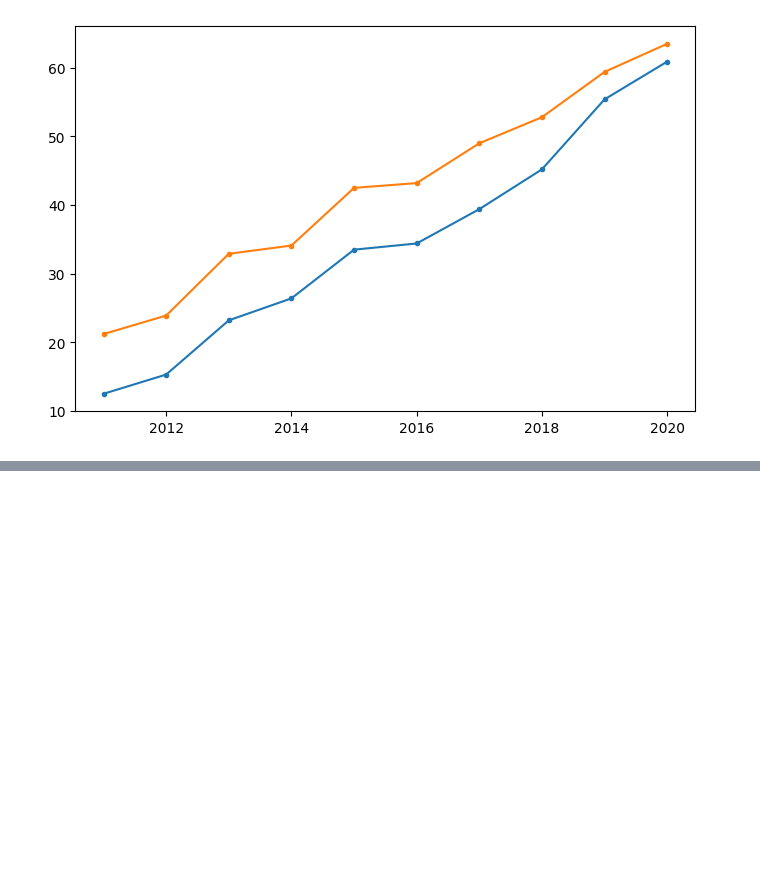
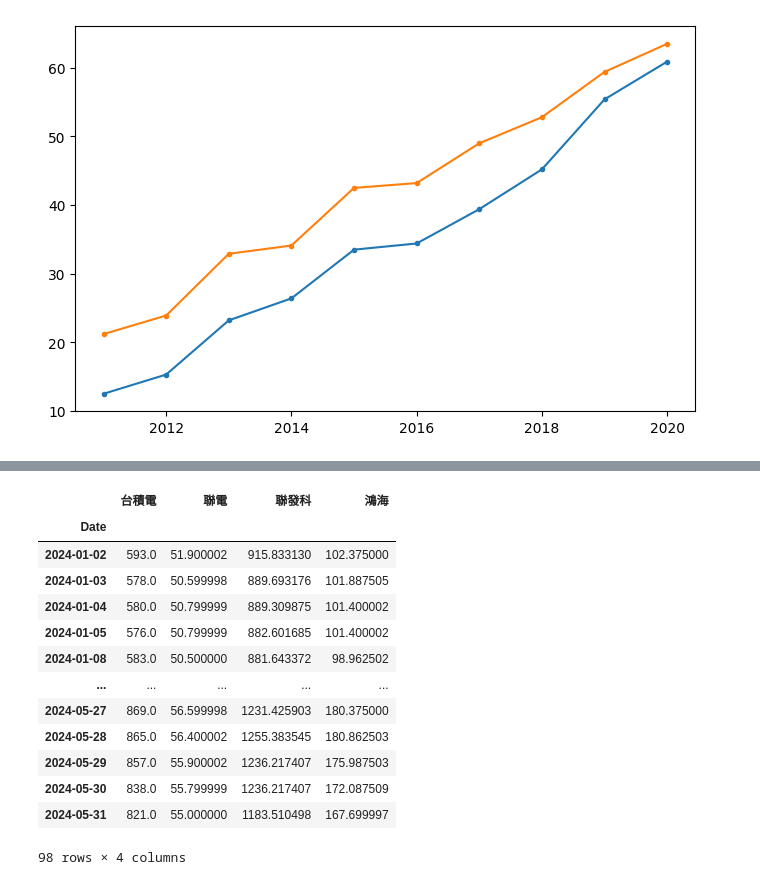
Before and after one commit to Chi-Feng-Tseng/test, a Jupyter notebook: lesson18/lesson18_3.ipynb, the cells around one changed output, grey strips where cells are left out. Drawn from its saved outputs; the diff is of its cells as text; code cells hidden in the pictures; blank space fills up the shorter version.

```diff
--- a/lesson18/lesson18_3.ipynb
+++ b/lesson18/lesson18_3.ipynb
@@ -22,0 +55,22 @@ plt.show()
+# %%
+tw2330_s = tw2330['Close']['2330.TW']
+tw2303_s = tw2303['Close']['2303.TW']
+tw2454_s = tw2454['Close']['2454.TW']
+tw2317_s = tw2317['Close']['2317.TW']
+# %%
+pd.DataFrame({"台積電":tw2330_s,"聯電":tw2303_s,"聯發科":tw2454_s,"鴻海":tw2317_s})
+# %% [output]
+|  | 台積電 | 聯電 | 聯發科 | 鴻海 |
+| Date |  |  |  |  |
+| 2024-01-02 | 593.0 | 51.900002 | 915.833130 | 102.375000 |
+| 2024-01-03 | 578.0 | 50.599998 | 889.693176 | 101.887505 |
+| 2024-01-04 | 580.0 | 50.799999 | 889.309875 | 101.400002 |
+| 2024-01-05 | 576.0 | 50.799999 | 882.601685 | 101.400002 |
+| 2024-01-08 | 583.0 | 50.500000 | 881.643372 | 98.962502 |
+| ... | ... | ... | ... | ... |
+| 2024-05-27 | 869.0 | 56.599998 | 1231.425903 | 180.375000 |
+| 2024-05-28 | 865.0 | 56.400002 | 1255.383545 | 180.862503 |
+| 2024-05-29 | 857.0 | 55.900002 | 1236.217407 | 175.987503 |
+| 2024-05-30 | 838.0 | 55.799999 | 1236.217407 | 172.087509 |
+| 2024-05-31 | 821.0 | 55.000000 | 1183.510498 | 167.699997 |
+98 rows × 4 columns
```
Also changed, not shown: parts of 2 cells of this notebook, 1 other file.
